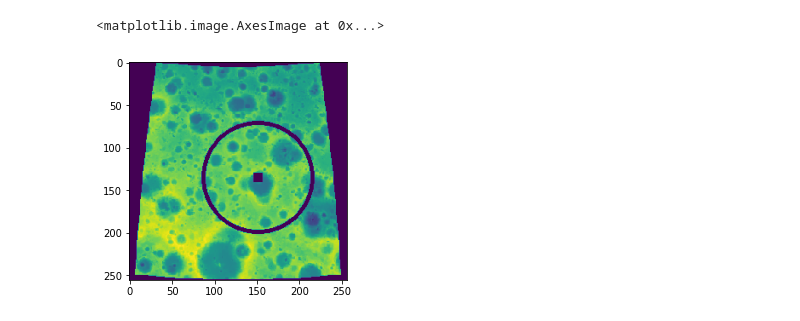
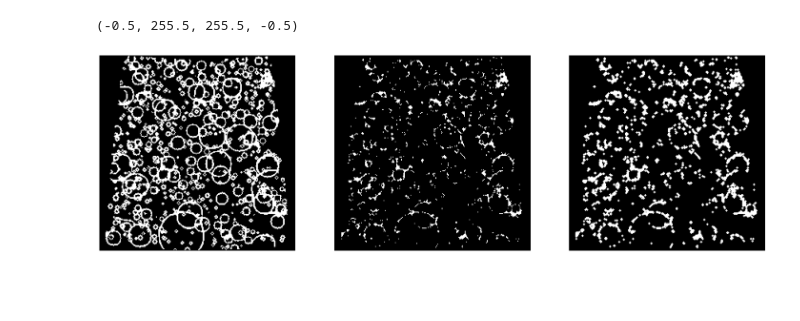
Before and after one commit to wdoppenberg/crater-detection, a Jupyter notebook: test.ipynb, the cells around one changed output. Drawn from its saved outputs; the diff is of its cells as text; code cells hidden in the pictures; blank space fills up the shorter version.

```diff
--- a/test.ipynb
+++ b/test.ipynb
@@ -60,5 +42,38 @@ if circles is not None:
-# %%
-plt.imshow(output)
-# %% [output]
-<matplotlib.image.AxesImage at 0x...>
-[figure, removed]
+# %%
+# erosion_type = cv2.MORPH_RECT
+# erosion_type = cv2.MORPH_CROSS
+# erosion_type = cv2.MORPH_ELLIPSE
+
+erosion_size = 0
+max_elem = 2
+max_kernel_size = 21
+
+def erosion(src, erosion_type, erosion_size):
+    element = cv2.getStructuringElement(erosion_type, (2*erosion_size + 1, 2*erosion_size+1), (erosion_size, erosion_size))
+    erosion_dst = cv2.erode(src, element)
+    return erosion_dst
+
+def dilatation(src, dilatation_type, dilatation_size):
+    element = cv2.getStructuringElement(dilatation_type, (2*dilatation_size + 1, 2*dilatation_size+1), (dilatation_size, dilatation_size))
+    dilatation_dst = cv2.dilate(src, element)
+    return dilatation_dst
+
+src = out[0, 0].copy()
+
+fig, axes = plt.subplots(1,3, figsize=(25,10))
+
+ret, src = cv2.threshold(src, 0.2, 1, cv2.THRESH_BINARY)
+
+axes[0].imshow(src, cmap='Greys_r')
+axes[0].axis('off')
+
+src = erosion(src, cv2.MORPH_ELLIPSE, 1)
+axes[1].imshow(src, cmap='Greys_r')
+axes[1].axis('off')
+
+src = dilatation(src, cv2.MORPH_ELLIPSE, 1)
+axes[2].imshow(src, cmap='Greys_r')
+axes[2].axis('off')
+# %% [output]
+(-0.5, 255.5, 255.5, -0.5)
+[figure, added]
```
Also changed, not shown: parts of 6 cells of this notebook, 2 other files.
